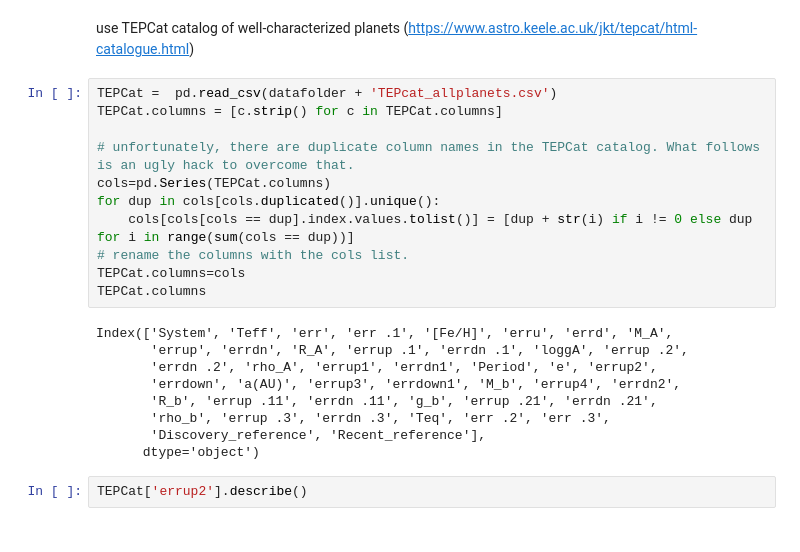
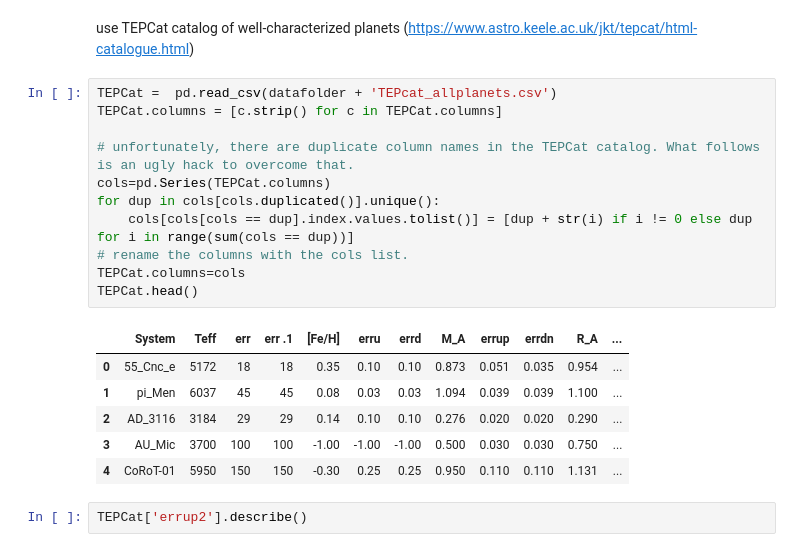
Before and after one commit to matiscke/eccentricWarmJupiter, a Jupyter notebook: 20200312_WINEpaper.ipynb, the cells around one changed output. Saved outputs shown, nothing was run; the diff lists cells and outputs as text.

```diff
--- a/20200312_WINEpaper.ipynb
+++ b/20200312_WINEpaper.ipynb
@@ -1359,23 +1360,21 @@ use TEPCat catalog of well-characterized planets (https://www.astro.keele.ac.uk/
 # %%
 TEPCat =  pd.read_csv(datafolder + 'TEPcat_allplanets.csv')
 TEPCat.columns = [c.strip() for c in TEPCat.columns]
 
 # unfortunately, there are duplicate column names in the TEPCat catalog. What follows is an ugly hack to overcome that.
 cols=pd.Series(TEPCat.columns)
 for dup in cols[cols.duplicated()].unique():
     cols[cols[cols == dup].index.values.tolist()] = [dup + str(i) if i != 0 else dup for i in range(sum(cols == dup))]
 # rename the columns with the cols list.
 TEPCat.columns=cols
-TEPCat.columns
+TEPCat.head()
 # %% [output]
-Index(['System', 'Teff', 'err', 'err .1', '[Fe/H]', 'erru', 'errd', 'M_A',
-       'errup', 'errdn', 'R_A', 'errup .1', 'errdn .1', 'loggA', 'errup .2',
-       'errdn .2', 'rho_A', 'errup1', 'errdn1', 'Period', 'e', 'errup2',
-       'errdown', 'a(AU)', 'errup3', 'errdown1', 'M_b', 'errup4', 'errdn2',
-       'R_b', 'errup .11', 'errdn .11', 'g_b', 'errup .21', 'errdn .21',
-       'rho_b', 'errup .3', 'errdn .3', 'Teq', 'err .2', 'err .3',
-       'Discovery_reference', 'Recent_reference'],
-      dtype='object')
+|  | System | Teff | err | err .1 | [Fe/H] | erru | errd | M_A | errup | errdn | R_A | ... |
+| 0 | 55_Cnc_e | 5172 | 18 | 18 | 0.35 | 0.10 | 0.10 | 0.873 | 0.051 | 0.035 | 0.954 | ... |
+| 1 | pi_Men | 6037 | 45 | 45 | 0.08 | 0.03 | 0.03 | 1.094 | 0.039 | 0.039 | 1.100 | ... |
+| 2 | AD_3116 | 3184 | 29 | 29 | 0.14 | 0.10 | 0.10 | 0.276 | 0.020 | 0.020 | 0.290 | ... |
+| 3 | AU_Mic | 3700 | 100 | 100 | -1.00 | -1.00 | -1.00 | 0.500 | 0.030 | 0.030 | 0.750 | ... |
+| 4 | CoRoT-01 | 5950 | 150 | 150 | -0.30 | 0.25 | 0.25 | 0.950 | 0.110 | 0.110 | 1.131 | ... |
 # %%
 TEPCat['errup2'].describe()
 # %% [output]
```
Also changed, not shown: parts of 11 cells of this notebook.
